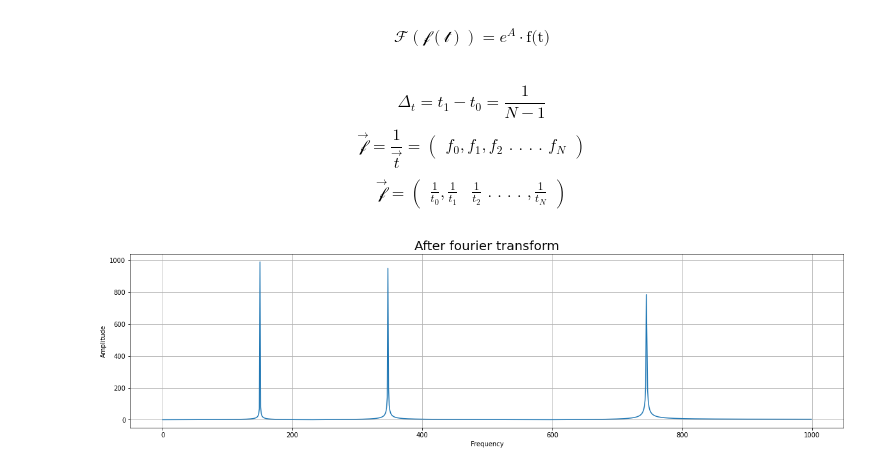
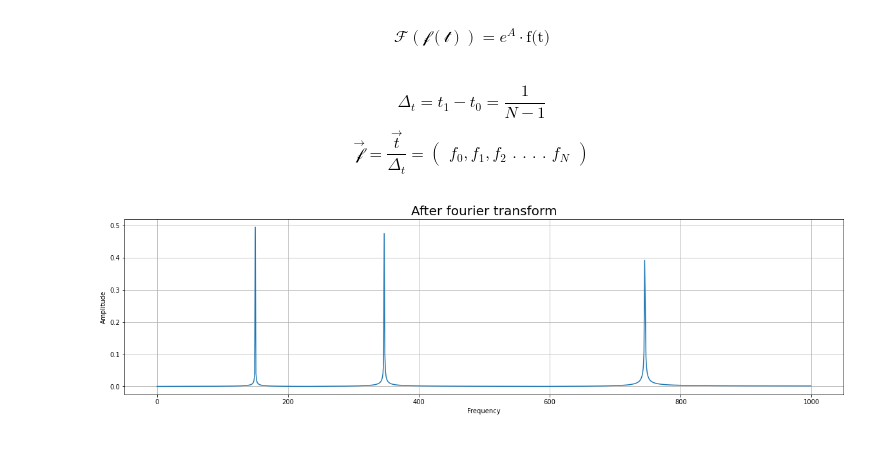
Before and after one commit to danielshaked9/Fourier-transform, a Jupyter notebook: fourier_transform.ipynb, the cells around one changed output. Drawn from its saved outputs; the diff is of its cells as text; code cells hidden in the pictures.

```diff
--- a/fourier_transform.ipynb
+++ b/fourier_transform.ipynb
@@ -102,24 +116,20 @@ $$\mathcal{F(f(t))}=e^A\cdot{\text{f(t)}}$$
 dft = np.exp(A).dot(f(t))
 # %% [markdown]
 $$\Delta_t=t_1-t_0=\frac{1}{N-1}$$
-$$\mathcal{\vec{f}} = \frac{1}{\vec{t}}=\begin{pmatrix}
+$$\mathcal{\vec{f}} = \frac{\vec{t}}{\Delta_t}=\begin{pmatrix}
 f_0 , f_1 , f_2 \text{ . . . . } f_N
 \end{pmatrix} $$
-$$\mathcal{\vec{f}} = \begin{pmatrix}
-\frac{1}{t_0}, \frac{1}{t_1} & \frac{1}{t_2} \text{ . . . . }, \frac{1}{t_N}
-\end{pmatrix}$$
 # %%
-delta_t = t[1] - t[0]  # sample rate
-freq = np.linspace(0,1/delta_t, N)
-#freq=1/t+delta_t
+delta_t = t[1] - t[0]
+freq=t/delta_t
 # %%
 fig = plt.figure(figsize=(20,5))
 ax2 = fig.add_subplot(1,1,1)
-ax2.plot(freq[:N//2], np.abs(dft)[:N//2], label = r'$f=fft(s)$')
+ax2.plot(freq[:N//2], np.abs(dft)[:N//2] * 1/N, label = r'$f=fft(s)$')
 ax2.set_title(f"After fourier transform", fontsize = 20)
 ax2.set_ylabel("Amplitude")
 ax2.set_xlabel("Frequency")
 ax2.grid(True)
 plt.show()
 # %% [output]
-[figure, old version]
+[figure, new version]
```
Also changed, not shown: parts of 2 cells of this notebook.
